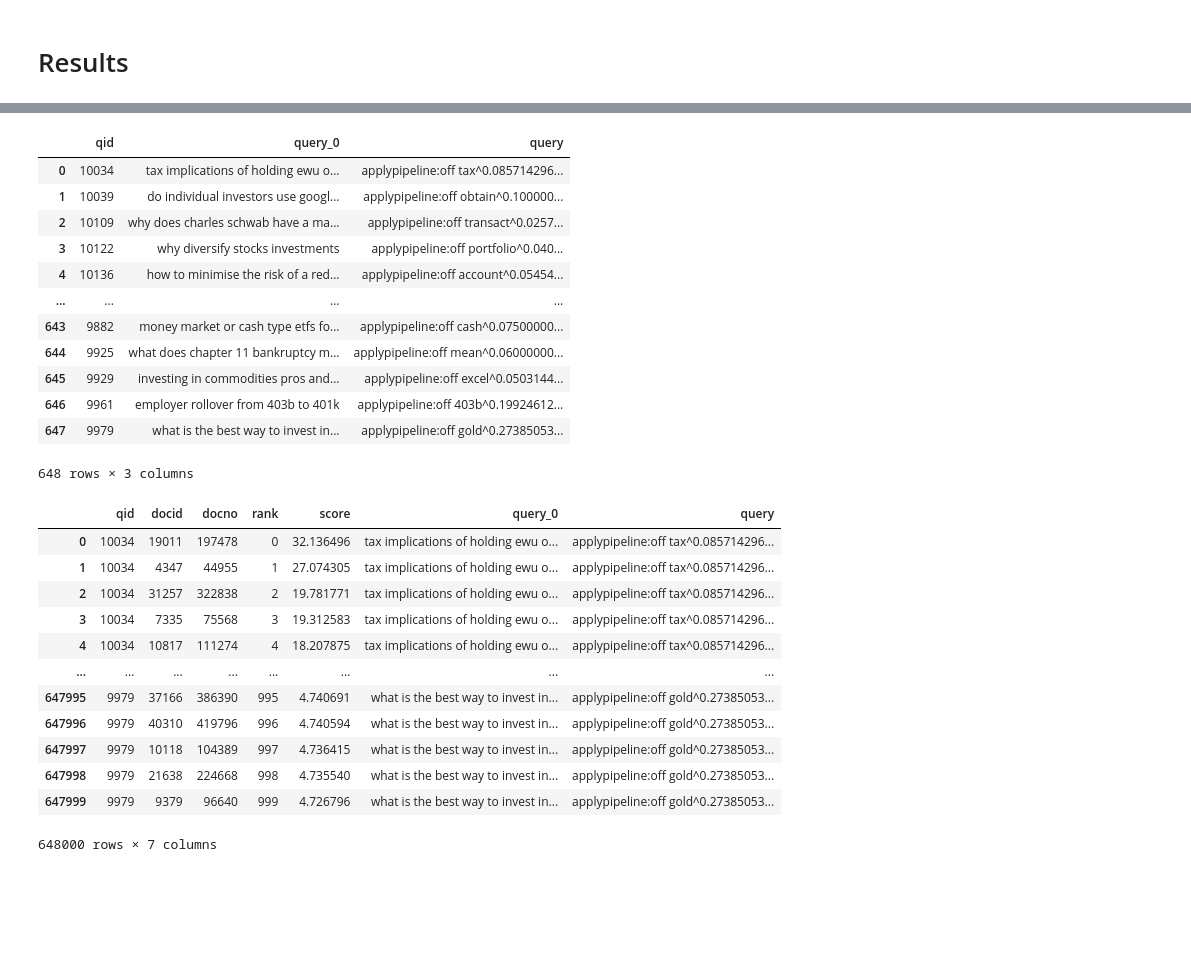
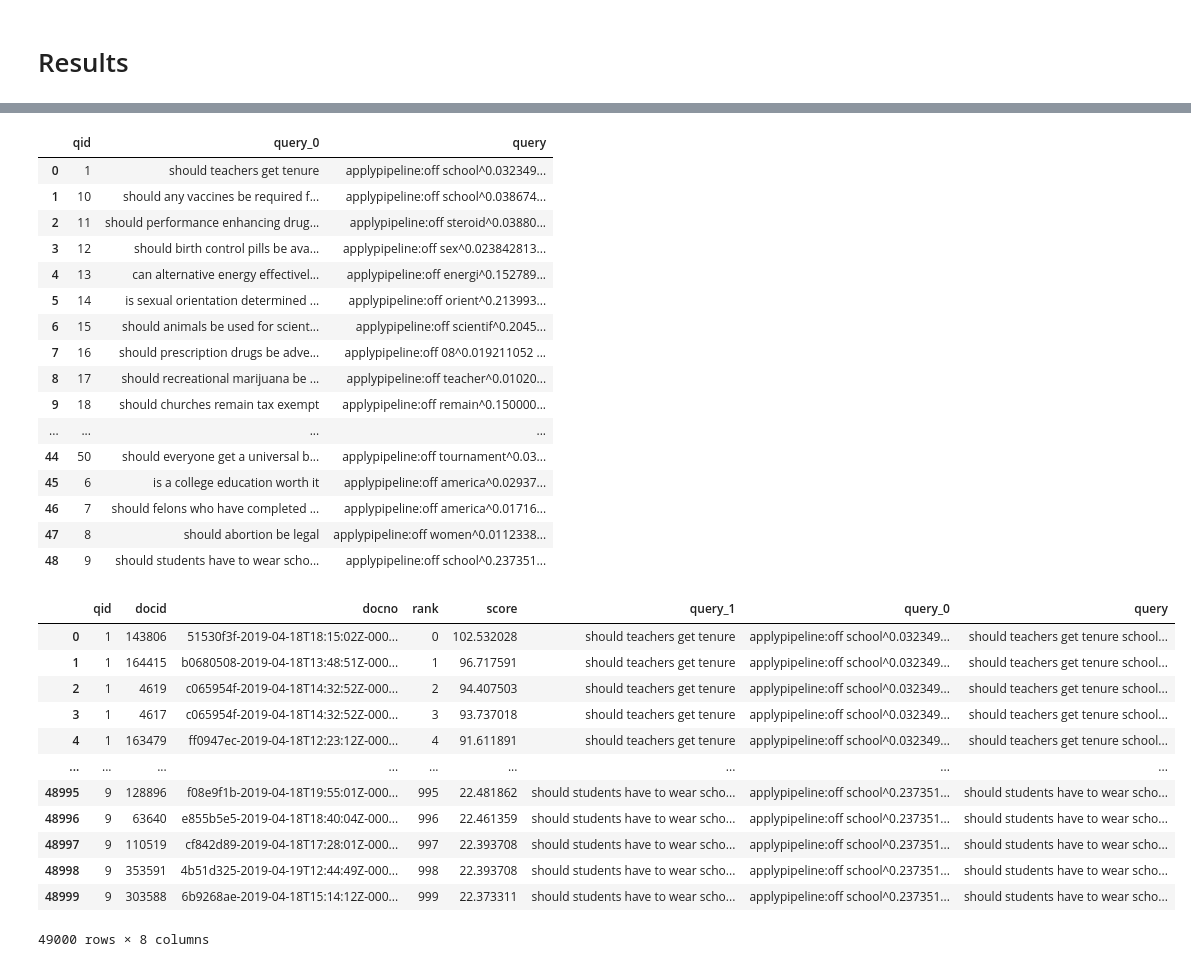
Before and after one commit to tomighita/ir-query-expansion, a Jupyter notebook: 02-experiment.ipynb, the cells around one changed output, grey strips where cells are left out. Cells and saved outputs as stored; diff of their text form; code cells hidden in the pictures; blank space fills up the shorter version.

```diff
--- a/02-experiment.ipynb
+++ b/02-experiment.ipynb
@@ -47,9 +43,12 @@ Create a lexical index (for `BM25` and `RM3`)
 # %%
 from pathlib import Path
 
-idx_path = Path("cqadupstack_idx_blocks").absolute()
+idx_path = Path("indices/webis_idx_blocks").absolute()
 
 index_ref = pt.index.IterDictIndexer(
     str(idx_path),
+    meta={'docno': 40},
     blocks=True,
+    # stopwords=None,
+    # stemmer=None,
 ).index(dataset.get_corpus_iter(), fields=["text"])
@@ -62,10 +64,10 @@ index = pt.IndexFactory.of(str(idx_path))
 
 bm25 = pt.BatchRetrieve(index, wmodel="BM25")
 rm3 = pt.rewrite.RM3(index)
-testset = pt.get_dataset("irds:wikir/en1k/test")
+testset = pt.get_dataset("irds:beir/webis-touche2020/v2")
 pt.Experiment(
-    [~bm25],
-    testset.get_topics(),
+    [bm25],
+    testset.get_topics('text'),
     testset.get_qrels(),
     eval_metrics=[RR @ 10, nDCG @ 10, MAP @ 100],
 )
@@ -271,38 +240,50 @@ testset.get_topics()
 # %%
-qe_pipeline = ~bm25 >> rm3
-qe_pipeline(testset.get_topics())
+qe_pipeline = bm25 % 5 >> rm3
+qe_pipeline(testset.get_topics('text'))
 # %% [output]
 |  | qid | query_0 | query |
-| 0 | 10034 | tax implications of holding ewu o... | applypipeline:off tax^0.085714296... |
-| 1 | 10039 | do individual investors use googl... | applypipeline:off obtain^0.100000... |
-| 2 | 10109 | why does charles schwab have a ma... | applypipeline:off transact^0.0257... |
-| 3 | 10122 | why diversify stocks investments | applypipeline:off portfolio^0.040... |
-| 4 | 10136 | how to minimise the risk of a red... | applypipeline:off account^0.05454... |
+| 0 | 1 | should teachers get tenure | applypipeline:off school^0.032349... |
+| 1 | 10 | should any vaccines be required f... | applypipeline:off school^0.038674... |
+| 2 | 11 | should performance enhancing drug... | applypipeline:off steroid^0.03880... |
+| 3 | 12 | should birth control pills be ava... | applypipeline:off sex^0.023842813... |
+| 4 | 13 | can alternative energy effectivel... | applypipeline:off energi^0.152789... |
+| 5 | 14 | is sexual orientation determined ... | applypipeline:off orient^0.213993... |
+| 6 | 15 | should animals be used for scient... | applypipeline:off scientif^0.2045... |
+| 7 | 16 | should prescription drugs be adve... | applypipeline:off 08^0.019211052 ... |
+| 8 | 17 | should recreational marijuana be ... | applypipeline:off teacher^0.01020... |
+| 9 | 18 | should churches remain tax exempt | applypipeline:off remain^0.150000... |
 | ... | ... | ... | ... |
-| 643 | 9882 | money market or cash type etfs fo... | applypipeline:off cash^0.07500000... |
-| 644 | 9925 | what does chapter 11 bankruptcy m... | applypipeline:off mean^0.06000000... |
-| 645 | 9929 | investing in commodities pros and... | applypipeline:off excel^0.0503144... |
-| 646 | 9961 | employer rollover from 403b to 401k | applypipeline:off 403b^0.19924612... |
-| 647 | 9979 | what is the best way to invest in... | applypipeline:off gold^0.27385053... |
+| 44 | 50 | should everyone get a universal b... | applypipeline:off tournament^0.03... |
+| 45 | 6 | is a college education worth it | applypipeline:off america^0.02937... |
+| 46 | 7 | should felons who have completed ... | applypipeline:off america^0.01716... |
+| 47 | 8 | should abortion be legal | applypipeline:off women^0.0112338... |
+| 48 | 9 | should students have to wear scho... | applypipeline:off school^0.237351... |
-648 rows × 3 columns
 # %%
-pipeline = qe_pipeline >> ~bm25
+import re
 
-pipeline(testset.get_topics())
+def _remove_pollution(q) -> str:
+    q_old = q["query"].replace('applypipeline:off', '')
+    return q["query_1"] + " " + re.sub(r'\^(\d)+\.(\d)+', '', q_old)
+
+# (qe_pipeline >> pt.apply.query(_remove_pollution))(testset.get_topics())
+
+pipeline = qe_pipeline >> pt.apply.query(_remove_pollution) >> bm25
+
+pipeline(testset.get_topics('text'))
 # %% [output]
-|  | qid | docid | docno | rank | score | query_0 | query |
-| 0 | 10034 | 19011 | 197478 | 0 | 32.136496 | tax implications of holding ewu o... | applypipeline:off tax^0.085714296... |
-| 1 | 10034 | 4347 | 44955 | 1 | 27.074305 | tax implications of holding ewu o... | applypipeline:off tax^0.085714296... |
-| 2 | 10034 | 31257 | 322838 | 2 | 19.781771 | tax implications of holding ewu o... | applypipeline:off tax^0.085714296... |
-| 3 | 10034 | 7335 | 75568 | 3 | 19.312583 | tax implications of holding ewu o... | applypipeline:off tax^0.085714296... |
-| 4 | 10034 | 10817 | 111274 | 4 | 18.207875 | tax implications of holding ewu o... | applypipeline:off tax^0.085714296... |
-| ... | ... | ... | ... | ... | ... | ... | ... |
-| 647995 | 9979 | 37166 | 386390 | 995 | 4.740691 | what is the best way to invest in... | applypipeline:off gold^0.27385053... |
-| 647996 | 9979 | 40310 | 419796 | 996 | 4.740594 | what is the best way to invest in... | applypipeline:off gold^0.27385053... |
-| 647997 | 9979 | 10118 | 104389 | 997 | 4.736415 | what is the best way to invest in... | applypipeline:off gold^0.27385053... |
-| 647998 | 9979 | 21638 | 224668 | 998 | 4.735540 | what is the best way to invest in... | applypipeline:off gold^0.27385053... |
-| 647999 | 9979 | 9379 | 96640 | 999 | 4.726796 | what is the best way to invest in... | applypipeline:off gold^0.27385053... |
+|  | qid | docid | docno | rank | score | query_1 | query_0 | query |
+| 0 | 1 | 143806 | 51530f3f-2019-04-18T18:15:02Z-000... | 0 | 102.532028 | should teachers get tenure | applypipeline:off school^0.032349... | should teachers get tenure school... |
+| 1 | 1 | 164415 | b0680508-2019-04-18T13:48:51Z-000... | 1 | 96.717591 | should teachers get tenure | applypipeline:off school^0.032349... | should teachers get tenure school... |
+| 2 | 1 | 4619 | c065954f-2019-04-18T14:32:52Z-000... | 2 | 94.407503 | should teachers get tenure | applypipeline:off school^0.032349... | should teachers get tenure school... |
+| 3 | 1 | 4617 | c065954f-2019-04-18T14:32:52Z-000... | 3 | 93.737018 | should teachers get tenure | applypipeline:off school^0.032349... | should teachers get tenure school... |
+| 4 | 1 | 163479 | ff0947ec-2019-04-18T12:23:12Z-000... | 4 | 91.611891 | should teachers get tenure | applypipeline:off school^0.032349... | should teachers get tenure school... |
+| ... | ... | ... | ... | ... | ... | ... | ... | ... |
+| 48995 | 9 | 128896 | f08e9f1b-2019-04-18T19:55:01Z-000... | 995 | 22.481862 | should students have to wear scho... | applypipeline:off school^0.237351... | should students have to wear scho... |
+| 48996 | 9 | 63640 | e855b5e5-2019-04-18T18:40:04Z-000... | 996 | 22.461359 | should students have to wear scho... | applypipeline:off school^0.237351... | should students have to wear scho... |
+| 48997 | 9 | 110519 | cf842d89-2019-04-18T17:28:01Z-000... | 997 | 22.393708 | should students have to wear scho... | applypipeline:off school^0.237351... | should students have to wear scho... |
+| 48998 | 9 | 353591 | 4b51d325-2019-04-19T12:44:49Z-000... | 998 | 22.393708 | should students have to wear scho... | applypipeline:off school^0.237351... | should students have to wear scho... |
+| 48999 | 9 | 303588 | 6b9268ae-2019-04-18T15:14:12Z-000... | 999 | 22.373311 | should students have to wear scho... | applypipeline:off school^0.237351... | should students have to wear scho... |
-648000 rows × 7 columns
+49000 rows × 8 columns
 # %%
 (~bm25 % 1000)(testset.get_topics())
 # %% [output]
```
Also changed, not shown: parts of 14 cells of this notebook, 8 other files.
